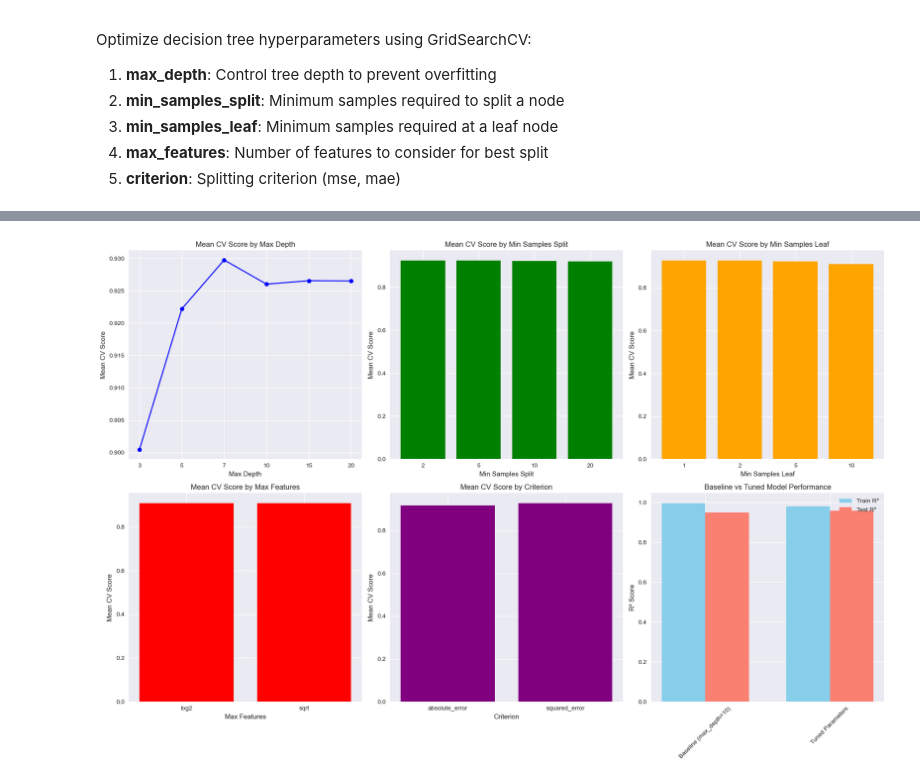
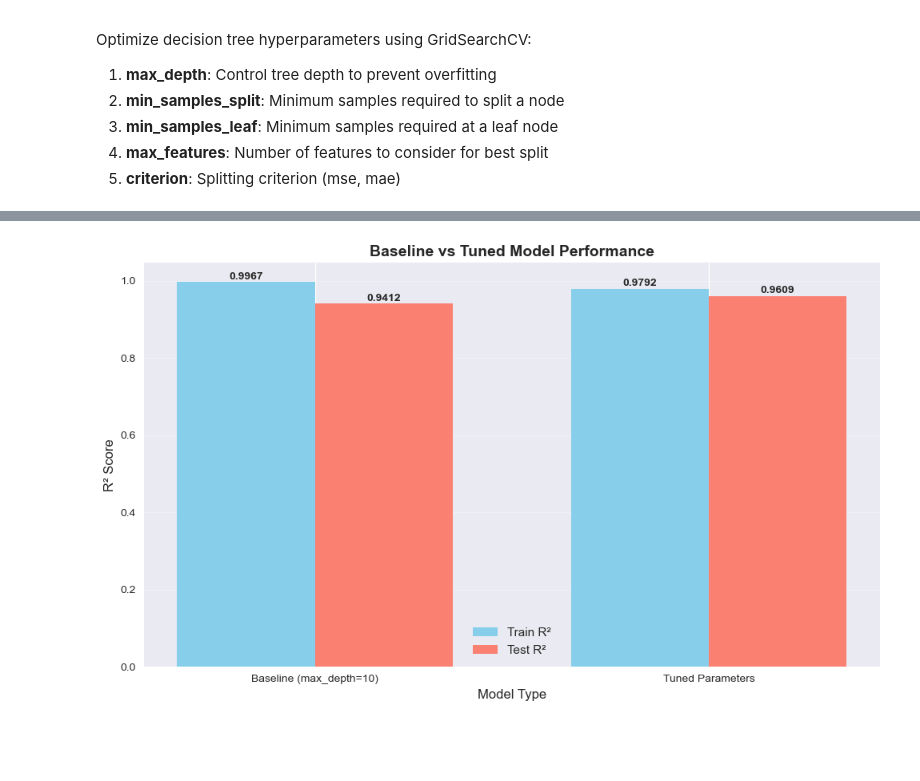
Before and after one commit to tsaqifimtinan/finalproject-kel-8-pm-d, a Jupyter notebook: decision tree/decision_tree_regression_analysis.ipynb, the cells around one changed output, grey strips where cells are left out. Cells and saved outputs as stored; diff of their text form; code cells hidden in the pictures; blank space fills up the shorter version.

```diff
--- a/decision tree/decision_tree_regression_analysis.ipynb
+++ b/decision tree/decision_tree_regression_analysis.ipynb
@@ -284,20 +272,6 @@ dt_kbest.fit(X_train_kbest, y_train)
 results_kbest = evaluate_model(dt_kbest, X_train_kbest, X_test_kbest, y_train, y_test, "SelectKBest (15 features)")
 feature_selection_results.append(results_kbest)
 print_results(results_kbest)
-
-# Model 3: RFE
-dt_rfe = DecisionTreeRegressor(random_state=42, max_depth=10)
-dt_rfe.fit(X_train_rfe, y_train)
-results_rfe = evaluate_model(dt_rfe, X_train_rfe, X_test_rfe, y_train, y_test, "RFE (15 features)")
-feature_selection_results.append(results_rfe)
-print_results(results_rfe)
-
-# Model 4: Correlation-based
-dt_corr = DecisionTreeRegressor(random_state=42, max_depth=10)
-dt_corr.fit(X_train_corr, y_train)
-results_corr = evaluate_model(dt_corr, X_train_corr, X_test_corr, y_train, y_test, "Correlation-based (15 features)")
-feature_selection_results.append(results_corr)
-print_results(results_corr)
 # %% [output]
 === No Feature Selection Results ===
 Train MSE: 0.0051
@@ -625,9 +525,9 @@ Optimize decision tree hyperparameters using GridSearchCV:
 print("=== Parameter Tuning Analysis ===")
 
 # Use the best configuration from previous analyses
-# Using correlation-based feature selection and no normalization
-X_train_tuning = X_train_corr
-X_test_tuning = X_test_corr
+# Using SelectKBest feature selection and no normalization
+X_train_tuning = pd.DataFrame(X_train_kbest, columns=selected_features_kbest, index=X_train.index)
+X_test_tuning = pd.DataFrame(X_test_kbest, columns=selected_features_kbest, index=X_test.index)
 
 # Define parameter grid for GridSearchCV
 param_grid = {
@@ -718,73 +620,33 @@ MSE improvement: 0.0229 (18.22%)
 # %%
-# Analyze Parameter Importance
+# Baseline vs Tuned Model Performance Comparison
 results_df = pd.DataFrame(grid_search.cv_results_)
-
-# Plot parameter analysis
-fig, axes = plt.subplots(2, 3, figsize=(18, 12))
-
-# Max depth analysis
-max_depth_scores = results_df.groupby('param_max_depth')['mean_test_score'].mean().sort_index()
-axes[0, 0].plot(range(len(max_depth_scores)), max_depth_scores.values, marker='o', color='blue')
-axes[0, 0].set_title('Mean CV Score by Max Depth')
-axes[0, 0].set_xlabel('Max Depth')
-axes[0, 0].set_ylabel('Mean CV Score')
-axes[0, 0].set_xticks(range(len(max_depth_scores)))
-axes[0, 0].set_xticklabels([str(x) if x is not None else 'None' for x in max_depth_scores.index])
-
-# Min samples split analysis
-min_split_scores = results_df.groupby('param_min_samples_split')['mean_test_score'].mean()
-axes[0, 1].bar(range(len(min_split_scores)), min_split_scores.values, color='green')
-axes[0, 1].set_title('Mean CV Score by Min Samples Split')
-axes[0, 1].set_xlabel('Min Samples Split')
-axes[0, 1].set_ylabel('Mean CV Score')
-axes[0, 1].set_xticks(range(len(min_split_scores)))
-axes[0, 1].set_xticklabels(min_split_scores.index)
-
-# Min samples leaf analysis
-min_leaf_scores = results_df.groupby('param_min_samples_leaf')['mean_test_score'].mean()
-axes[0, 2].bar(range(len(min_leaf_scores)), min_leaf_scores.values, color='orange')
-axes[0, 2].set_title('Mean CV Score by Min Samples Leaf')
-axes[0, 2].set_xlabel('Min Samples Leaf')
-axes[0, 2].set_ylabel('Mean CV Score')
-axes[0, 2].set_xticks(range(len(min_leaf_scores)))
-axes[0, 2].set_xticklabels(min_leaf_scores.index)
-
-# Max features analysis
-max_features_scores = results_df.groupby('param_max_features')['mean_test_score'].mean()
-axes[1, 0].bar(range(len(max_features_scores)), max_features_scores.values, color='red')
-axes[1, 0].set_title('Mean CV Score by Max Features')
-axes[1, 0].set_xlabel('Max Features')
-axes[1, 0].set_ylabel('Mean CV Score')
-axes[1, 0].set_xticks(range(len(max_features_scores)))
-axes[1, 0].set_xticklabels([str(x) if x is not None else 'None' for x in max_features_scores.index])
-
-# Criterion analysis
-criterion_scores = results_df.groupby('param_criterion')['mean_test_score'].mean()
-axes[1, 1].bar(range(len(criterion_scores)), criterion_scores.values, color='purple')
-axes[1, 1].set_title('Mean CV Score by Criterion')
-axes[1, 1].set_xlabel('Criterion')
-axes[1, 1].set_ylabel('Mean CV Score')
-axes[1, 1].set_xticks(range(len(criterion_scores)))
-axes[1, 1].set_xticklabels(criterion_scores.index)
 
 # Baseline vs Tuned comparison
 tuning_df = pd.DataFrame(parameter_tuning_results)
 width = 0.35
 x = np.arange(len(tuning_df))
-axes[1, 2].bar(x - width/2, tuning_df['Train_R2'], width, label='Train R²', color='skyblue')
-axes[1, 2].bar(x + width/2, tuning_df['Test_R2'], width, label='Test R²', color='salmon')
-axes[1, 2].set_title('Baseline vs Tuned Model Performance')
-axes[1, 2].set_ylabel('R² Score')
-axes[1, 2].set_xticks(x)
-axes[1, 2].set_xticklabels(tuning_df['Model'], rotation=45)
-axes[1, 2].legend()
+
+plt.figure(figsize=(10, 6))
+plt.bar(x - width/2, tuning_df['Train_R2'], width, label='Train R²', color='skyblue')
+plt.bar(x + width/2, tuning_df['Test_R2'], width, label='Test R²', color='salmon')
+plt.title('Baseline vs Tuned Model Performance', fontsize=14, fontweight='bold')
+plt.ylabel('R² Score', fontsize=12)
+plt.xlabel('Model Type', fontsize=12)
+plt.xticks(x, tuning_df['Model'])
+plt.legend(fontsize=11)
+plt.grid(axis='y', alpha=0.3)
+
+# Add value labels on bars
+for i, (train_r2, test_r2) in enumerate(zip(tuning_df['Train_R2'], tuning_df['Test_R2'])):
+    plt.text(i - width/2, train_r2 + 0.001, f'{train_r2:.4f}', ha='center', va='bottom', fontsize=10, fontweight='bold')
+    plt.text(i + width/2, test_r2 + 0.001, f'{test_r2:.4f}', ha='center', va='bottom', fontsize=10, fontweight='bold')
 
 plt.tight_layout()
 plt.show()
 
 print("\n=== Parameter Tuning Summary ===")
 print(tuning_df[['Model', 'Test_R2', 'Test_MSE', 'CV_R2_Mean', 'Overfitting']].round(4))
 # %% [output]
-[figure, old version]
+[figure, new version]
 === Parameter Tuning Summary ===
                      Model  Test_R2  Test_MSE  CV_R2_Mean  Overfitting
```
Also changed, not shown: parts of 15 cells of this notebook.
